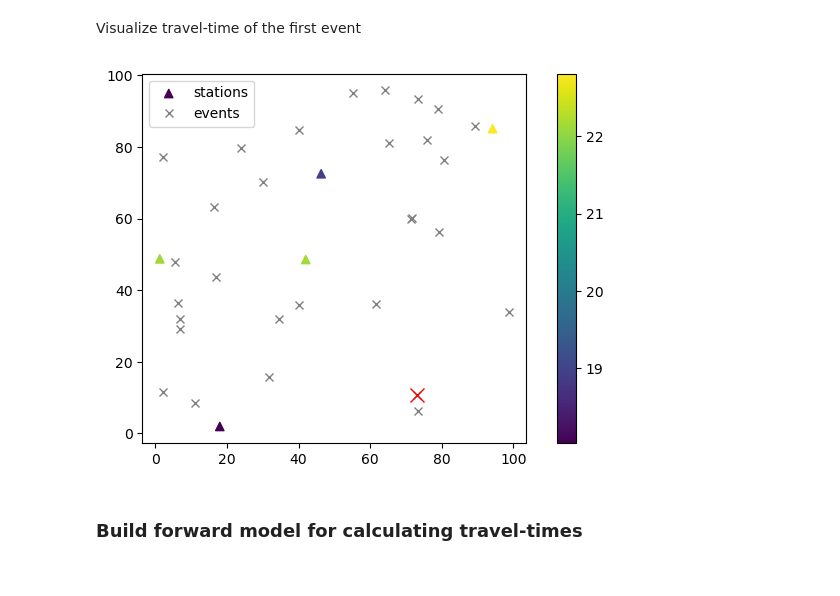
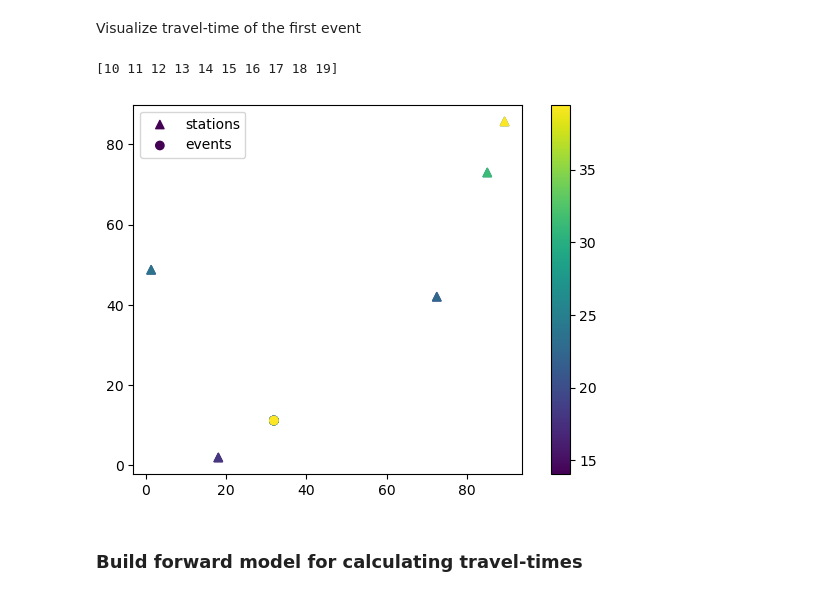
Before and after one commit to AI4EPS/homepage, a Jupyter notebook: classes/seismology/docs/earthquake/location.ipynb, the cells around one changed output. Cells and saved outputs as stored; diff of their text form; code cells hidden in the pictures.

```diff
--- a/classes/seismology/docs/earthquake/location.ipynb
+++ b/classes/seismology/docs/earthquake/location.ipynb
@@ -28,18 +13,56 @@ ts += np.random.rand(1, len(station_loc)) * 10
+# %%
+np.random.seed(11)
+vp = 6.0
+vs = vp/1.73
+num_station = 5
+num_event = 30
+xmax = 100
+station_loc = np.random.uniform(low=0, high=xmax, size=(num_station,3))
+station_loc[:, 2] = 0
+station_dt = (np.random.rand(num_station, 1)-0.5)*2 * 1.0
+event_loc = np.random.uniform(low=0, high=xmax, size=(num_event,3))
+event_loc[:, 2] = 0
+event_time = np.random.uniform(low=0, high=xmax/vp, size=(num_event,1))
+
+# %%
+event_index = []
+station_index = []
+phase_type = []
+phase_time = []
+phase_weight = []
+velocity = {"P": vp, "S": vs}
+random_time = (np.random.rand(1, num_station, 2) - 0.5)*2.0 * 3.0
+for evid in range(num_event):
+    for stid in range(num_station):
+        for i, phase in enumerate(["P", "S"]):
+            event_index.append(evid)
+            station_index.append(stid)
+            phase_type.append(phase)
+            dist = np.linalg.norm(station_loc[stid] - event_loc[evid], axis=-1)
+            t = dist / velocity[phase] + event_time[evid] + random_time[0, stid, i] + station_dt[stid]
+            phase_time.append(t)
+            phase_weight.append(1.0)
+
+event_index = torch.tensor(np.array(event_index, dtype=np.int64))
+station_index = torch.tensor(np.array(station_index, dtype=np.int64))
+phase_time = torch.tensor(np.array(phase_time, dtype=np.float32))
+phase_weight = torch.tensor(np.array(phase_weight, dtype=np.float32))
 # %% [markdown]
 Visualize travel-time of the first event
 # %%
 plt.figure()
-idx_event = 0
-plt.scatter(station_loc[:,0], station_loc[:,1], c=tp[idx_event,:], marker="^", label="stations")
-plt.plot(event_loc[:,0], event_loc[:,1], 'x', color='gray', label="events")
-plt.plot(event_loc[idx_event,0], event_loc[idx_event,1], 'rx', markersize=10)
+idx = np.arange(len(event_index))[event_index == event_index[10]]
+print(idx)
+plt.scatter(station_loc[station_index[idx], 0], station_loc[station_index[idx], 1], c=phase_time[idx], marker="^", label="stations")
+plt.scatter(event_loc[event_index[idx], 0], event_loc[event_index[idx], 1], c=phase_time[idx], marker="o", label="events")
 plt.xlim([0, xmax])
 plt.ylim([0, xmax])
 plt.legend()
 plt.colorbar()
 plt.axis("scaled")
 plt.show()
 # %% [output]
+[10 11 12 13 14 15 16 17 18 19]
-[figure, old version]
+[figure, new version]
 # %% [markdown]
 ### Build forward model for calculating travel-times
```
Also changed, not shown: parts of 12 cells of this notebook, 1 other file.
